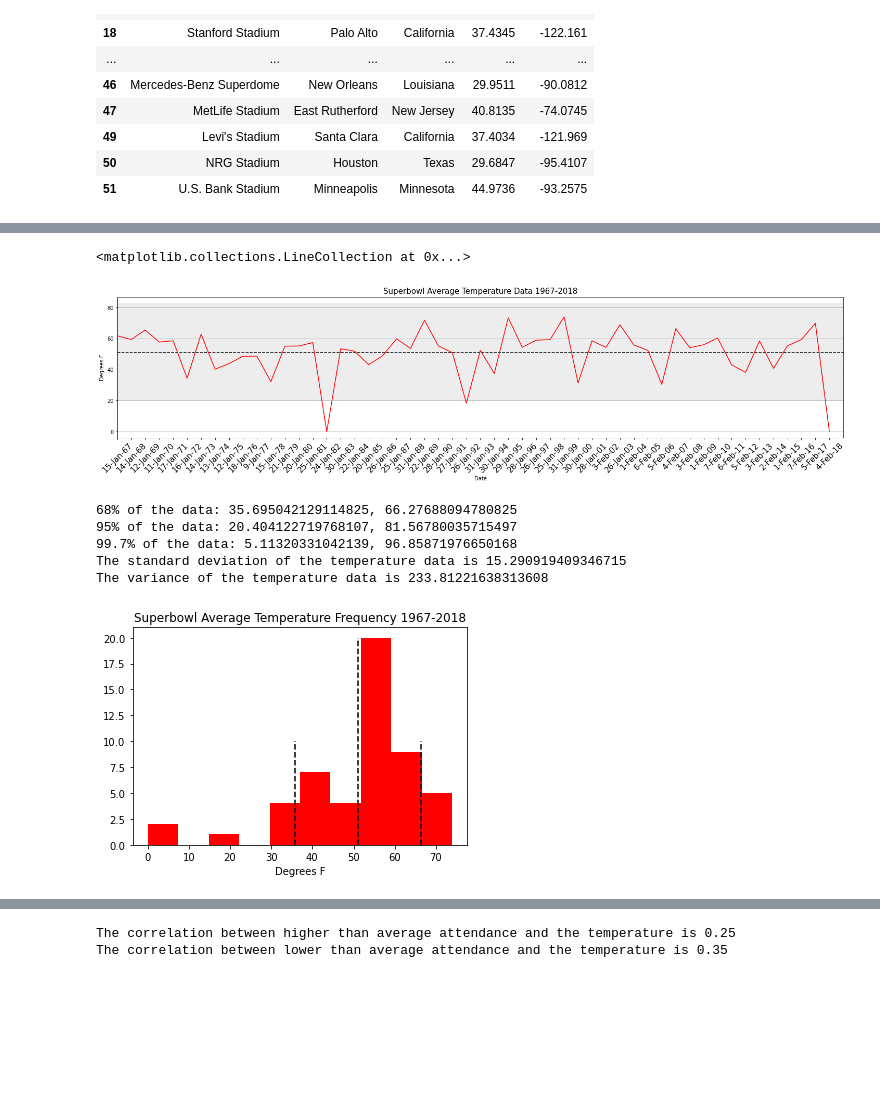
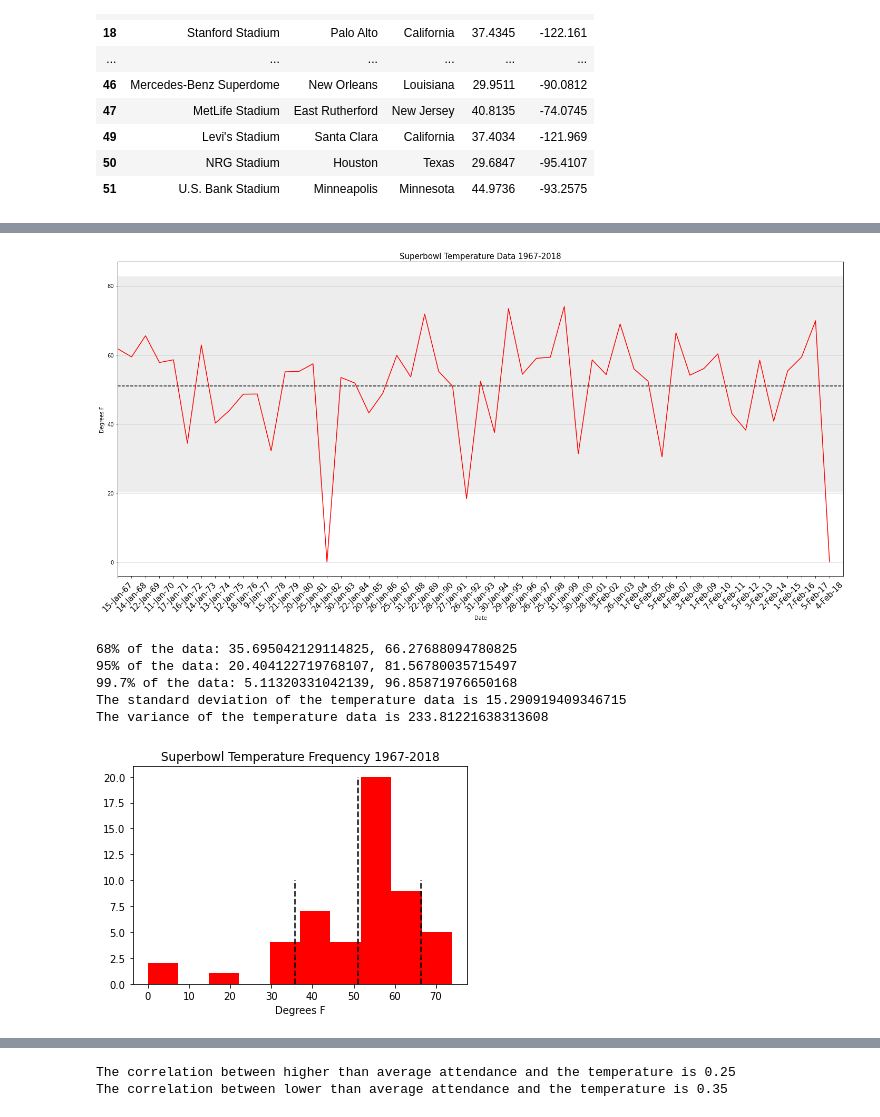
Before and after one commit to CodingComrades/Data, a Jupyter notebook: SB_weather/SB weather analysis.ipynb, the cells around one changed output, grey strips where cells are left out. Saved outputs shown, nothing was run; the diff lists cells and outputs as text; code cells hidden in the pictures; blank space fills up the shorter version.

Commit message:
save figures

```diff
--- a/SB_weather/SB weather analysis.ipynb
+++ b/SB_weather/SB weather analysis.ipynb
@@ -139,41 +144,43 @@ plt.legend()
 # %%
 # Calculate stats for average temperature of every superbowl
 temperatures = SB_df["Avg Temp (F)"]
 quartiles = temperatures.quantile([.25,.5,.75])
 lowerq = quartiles[0.25]
 upperq = quartiles[0.75]
 iqr = upperq-lowerq
 # lower an upper bounds to determine outliers
 lower_bound = lowerq - (1.5*iqr)
 upper_bound = upperq + (1.5*iqr)
 
 avg_temp = np.mean(temperatures)
 
 # Plot stats
-plt.figure(figsize=(25,5))
+plt.figure(figsize=(20,10))
 plt.plot(x_values, SB_df["Avg Temp (F)"], color="red", label="Temperature")
 plt.xticks(rotation=45)
 plt.tick_params(axis='x', which='major', labelsize=15)
 plt.xlabel("Date")
 plt.xlim(0, len(x_values))
 plt.ylabel("Degrees F")
-plt.title("Superbowl Average Temperature Data 1967-2018", fontsize=15)
+plt.title("Superbowl Temperature Data 1967-2018", fontsize=15)
 plt.grid(axis="y")
 plt.axhspan(lower_bound, upper_bound, facecolor='k', alpha=0.07)
 plt.hlines(avg_temp, 0, len(x_values), Linestyles='dashed')
+plt.tight_layout()
+plt.savefig("Figures/tempPlot.png")
 # %% [output]
-<matplotlib.collections.LineCollection at 0x...>
-[figure, old version]
+[figure, new version]
 # %%
 t_sd = np.std(temperatures,ddof = 0)
 t_var = np.var(temperatures,ddof = 0)
 
 plt.hist(temperatures, color = "red", label = "Temperature")
 plt.xlabel("Degrees F")
-plt.title("Superbowl Average Temperature Frequency 1967-2018")
+plt.title("Superbowl Temperature Frequency 1967-2018")
 plt.vlines(avg_temp, 0, 20, Linestyles='dashed')
 plt.vlines(avg_temp-t_sd, 0, 10, Linestyles='dashed')
 plt.vlines(avg_temp+t_sd, 0, 10, Linestyles='dashed')
+plt.savefig("Figures/tempHist.png")
 
 # Calculate the 68-95-99.7 rule using the standard deviation
 print(f"68% of the data: {avg_temp-t_sd}, {avg_temp+t_sd}")
@@ -187,7 +194,7 @@ print(f"The variance of the temperature data is {t_var}")
 99.7% of the data: 5.11320331042139, 96.85871976650168
 The standard deviation of the temperature data is 15.290919409346715
 The variance of the temperature data is 233.81221638313608
-[figure, old version]
+[figure, new version]
 # %%
 # Calculate stats for average dew point of every superbowl
 dew_point = SB_df["Dew Point (F)"]
```
Also changed, not shown: parts of 12 cells of this notebook, 11 other files.
